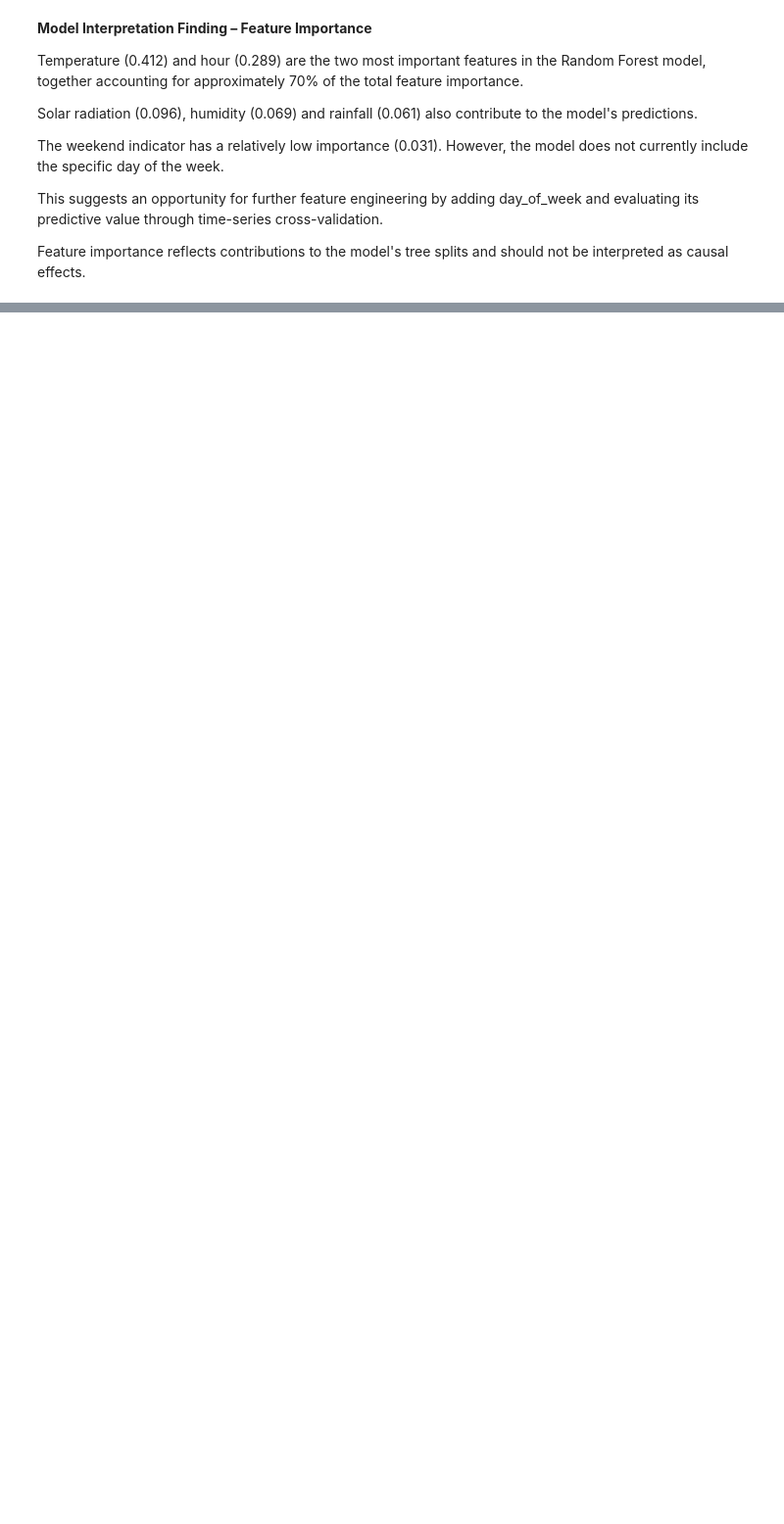
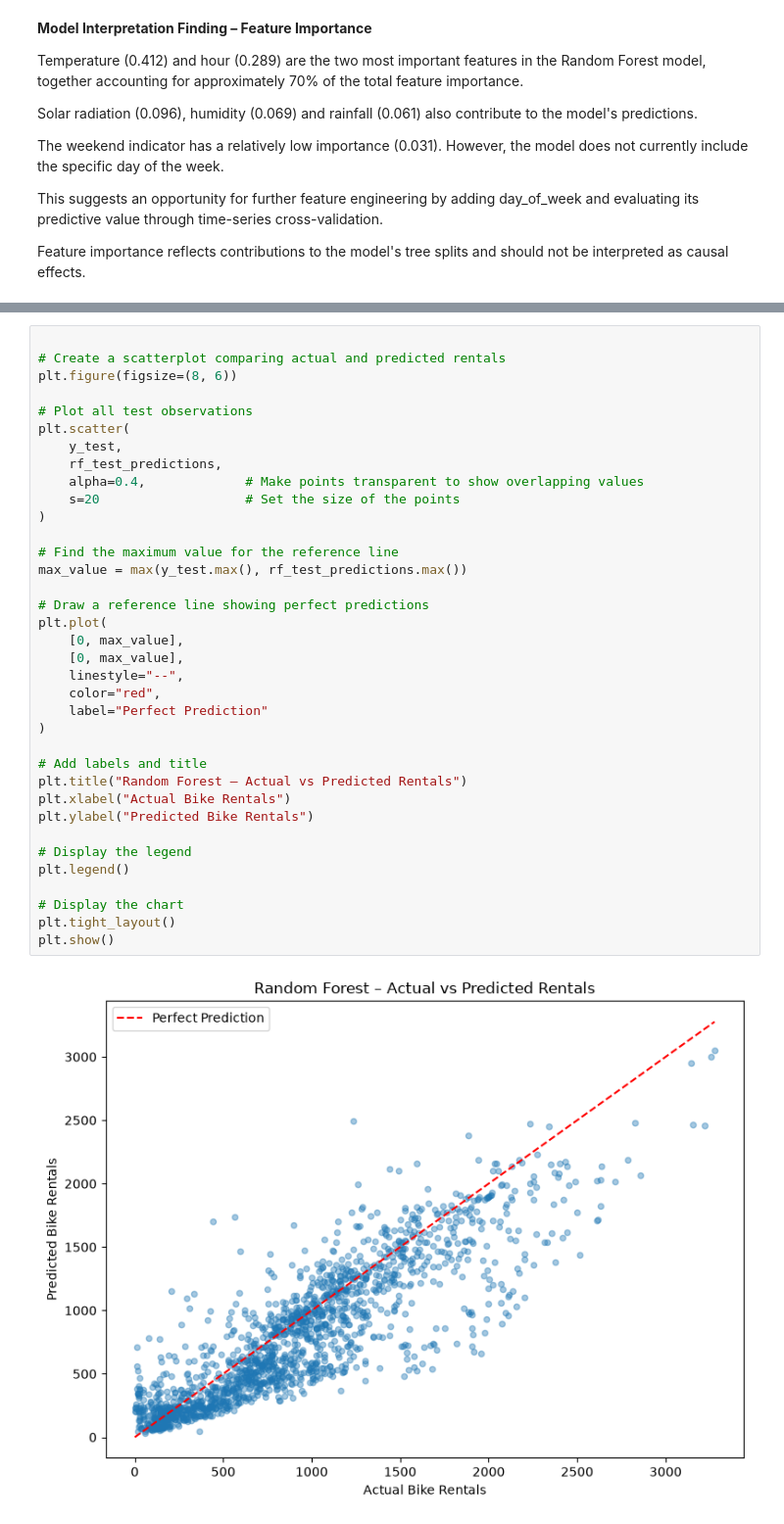
Before and after one commit to ChandaNovent/BikeFlow, a Jupyter notebook: 01_bikeflow_analysis.ipynb, the cells around one changed output, grey strips where cells are left out. Shown at 98% size. Drawn from its saved outputs; the diff is of its cells as text; blank space fills up the shorter version.

```diff
--- a/01_bikeflow_analysis.ipynb
+++ b/01_bikeflow_analysis.ipynb
@@ -2025,0 +2258,38 @@ tree splits and should not be interpreted as causal effects.
+# %%
+
+# Create a scatterplot comparing actual and predicted rentals
+plt.figure(figsize=(8, 6))
+
+# Plot all test observations
+plt.scatter(
+    y_test,
+    rf_test_predictions,
+    alpha=0.4,             # Make points transparent to show overlapping values
+    s=20                   # Set the size of the points
+)
+
+# Find the maximum value for the reference line
+max_value = max(y_test.max(), rf_test_predictions.max())
+
+# Draw a reference line showing perfect predictions
+plt.plot(
+    [0, max_value],
+    [0, max_value],
+    linestyle="--",
+    color="red",
+    label="Perfect Prediction"
+)
+
+# Add labels and title
+plt.title("Random Forest – Actual vs Predicted Rentals")
+plt.xlabel("Actual Bike Rentals")
+plt.ylabel("Predicted Bike Rentals")
+
+# Display the legend
+plt.legend()
+
+# Display the chart
+plt.tight_layout()
+plt.show()
+# %% [output]
+[figure, added]
```
Also changed, not shown: parts of 16 cells of this notebook.
